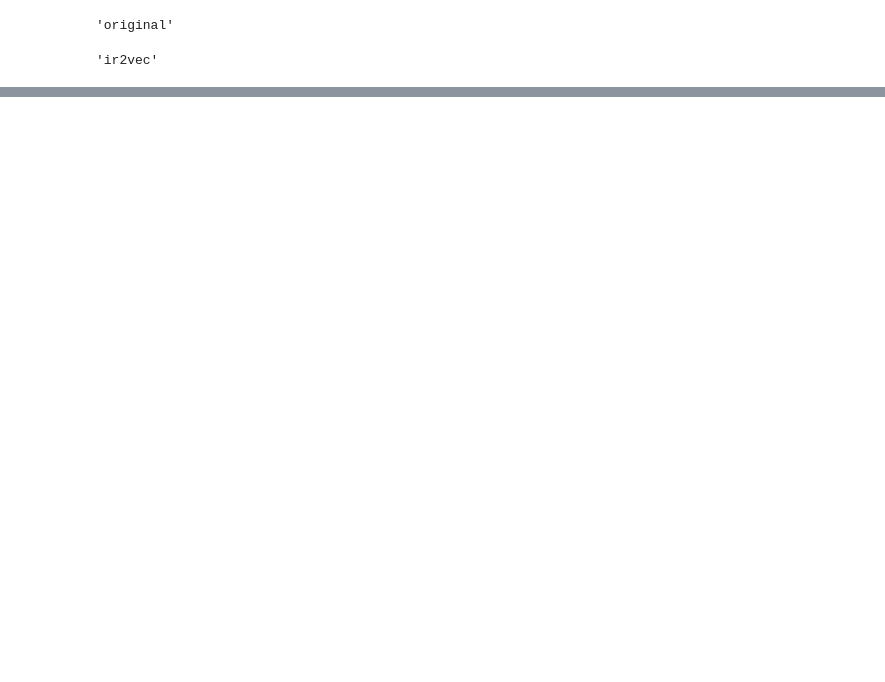
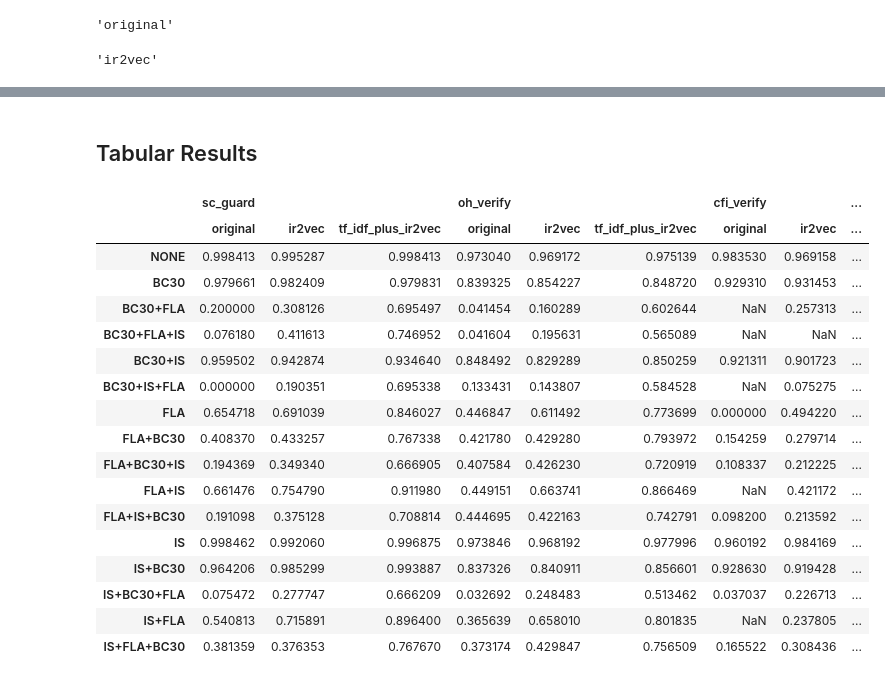
Before and after one commit to tum-i4/sipvsml, a Jupyter notebook: notebooks/plot_results.ipynb, the cells around one changed output, grey strips where cells are left out. Drawn from its saved outputs; the diff is of its cells as text; code cells hidden in the pictures; blank space fills up the shorter version.

```diff
--- a/notebooks/plot_results.ipynb
+++ b/notebooks/plot_results.ipynb
@@ -209,0 +241,2 @@ for protection in ['sc_guard', 'oh_verify', 'cfi_verify']:
+# %% [markdown]
+## Tabular Results
@@ -209,0 +245,58 @@ for protection in ['sc_guard', 'oh_verify', 'cfi_verify']:
+# %%
+def mean(arr):
+    return sum(arr) / len(arr) if len(arr) > 0 else None
+# %%
+dataframes = {}
+for src_dataset in ['simple-cov', 'mibench-cov']:
+    data = {}
+    for protection in ['sc_guard', 'oh_verify', 'cfi_verify']:
+        plot_results = get_plot_results(results_data, protection, src_dataset)
+        for obfs in plot_results:
+            for features in plot_results[obfs]:
+                values = plot_results[obfs][features]
+                plot_results[obfs][features] = mean(values)
+        data[protection] = pd.DataFrame(plot_results).T
+    dataframes[f'{src_dataset}'] = pd.concat(data, axis=1)
+# %%
+labels = """
+None
+BC
+BC+CFF
+BC+CFF+IS
+BC+IS
+BC+IS+CFF
+CFF
+CFF+BC
+CFF+BC+IS
+CFF+IS
+CFF+IS+BC
+IS
+IS+BC
+IS+BC+CFF
+IS+CFF
+IS+CFF+BC
+""".strip().split()
+
+dataframes['simple-cov'].reindex([
+    'NONE', 'BC30', 'BC30+FLA', 'BC30+FLA+IS', 'BC30+IS', 'BC30+IS+FLA', 'FLA', 'FLA+BC30', 'FLA+BC30+IS',
+    'FLA+IS', 'FLA+IS+BC30', 'IS', 'IS+BC30', 'IS+BC30+FLA', 'IS+FLA', 'IS+FLA+BC30'
+])
+# %% [output]
+|  | sc_guard |  |  | oh_verify |  |  | cfi_verify |  | ... |
+|  | original | ir2vec | tf_idf_plus_ir2vec | original | ir2vec | tf_idf_plus_ir2vec | original | ir2vec | ... |
+| NONE | 0.998413 | 0.995287 | 0.998413 | 0.973040 | 0.969172 | 0.975139 | 0.983530 | 0.969158 | ... |
+| BC30 | 0.979661 | 0.982409 | 0.979831 | 0.839325 | 0.854227 | 0.848720 | 0.929310 | 0.931453 | ... |
+| BC30+FLA | 0.200000 | 0.308126 | 0.695497 | 0.041454 | 0.160289 | 0.602644 | NaN | 0.257313 | ... |
+| BC30+FLA+IS | 0.076180 | 0.411613 | 0.746952 | 0.041604 | 0.195631 | 0.565089 | NaN | NaN | ... |
+| BC30+IS | 0.959502 | 0.942874 | 0.934640 | 0.848492 | 0.829289 | 0.850259 | 0.921311 | 0.901723 | ... |
+| BC30+IS+FLA | 0.000000 | 0.190351 | 0.695338 | 0.133431 | 0.143807 | 0.584528 | NaN | 0.075275 | ... |
+| FLA | 0.654718 | 0.691039 | 0.846027 | 0.446847 | 0.611492 | 0.773699 | 0.000000 | 0.494220 | ... |
+| FLA+BC30 | 0.408370 | 0.433257 | 0.767338 | 0.421780 | 0.429280 | 0.793972 | 0.154259 | 0.279714 | ... |
+| FLA+BC30+IS | 0.194369 | 0.349340 | 0.666905 | 0.407584 | 0.426230 | 0.720919 | 0.108337 | 0.212225 | ... |
+| FLA+IS | 0.661476 | 0.754790 | 0.911980 | 0.449151 | 0.663741 | 0.866469 | NaN | 0.421172 | ... |
+| FLA+IS+BC30 | 0.191098 | 0.375128 | 0.708814 | 0.444695 | 0.422163 | 0.742791 | 0.098200 | 0.213592 | ... |
+| IS | 0.998462 | 0.992060 | 0.996875 | 0.973846 | 0.968192 | 0.977996 | 0.960192 | 0.984169 | ... |
+| IS+BC30 | 0.964206 | 0.985299 | 0.993887 | 0.837326 | 0.840911 | 0.856601 | 0.928630 | 0.919428 | ... |
+| IS+BC30+FLA | 0.075472 | 0.277747 | 0.666209 | 0.032692 | 0.248483 | 0.513462 | 0.037037 | 0.226713 | ... |
+| IS+FLA | 0.540813 | 0.715891 | 0.896400 | 0.365639 | 0.658010 | 0.801835 | NaN | 0.237805 | ... |
+| IS+FLA+BC30 | 0.381359 | 0.376353 | 0.767670 | 0.373174 | 0.429847 | 0.756509 | 0.165522 | 0.308436 | ... |
```
Also changed, not shown: parts of 11 cells of this notebook.
